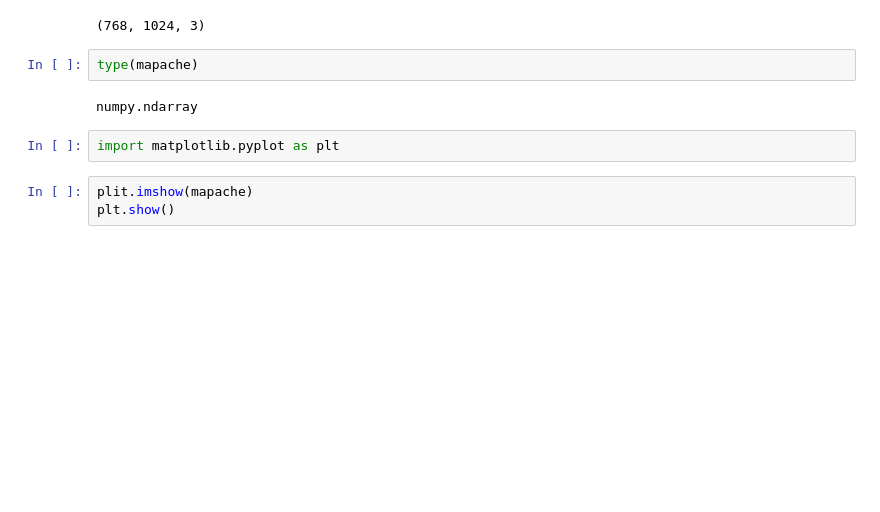
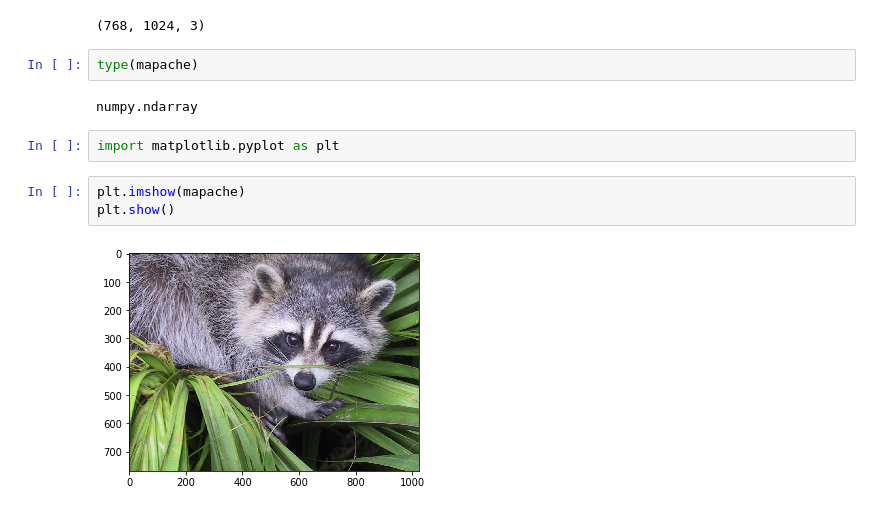
Before and after one commit to 2019-a-gr1-python/py-tupiza-peralta-alejandro-daniel, a Jupyter notebook: 02_Numpy/06_imagenes.ipynb, the cells around one changed output. Drawn from its saved outputs; the diff is of its cells as text; blank space fills up the shorter version.

Commit message:
imagenes plt

```diff
--- a/02_Numpy/06_imagenes.ipynb
+++ b/02_Numpy/06_imagenes.ipynb
@@ -66,5 +66,7 @@ numpy.ndarray
 # %%
 import matplotlib.pyplot as plt
 # %%
-plit.imshow(mapache)
+plt.imshow(mapache)
 plt.show()
+# %% [output]
+[figure, added]
```
Also changed, not shown: parts of 1 cell of this notebook.
